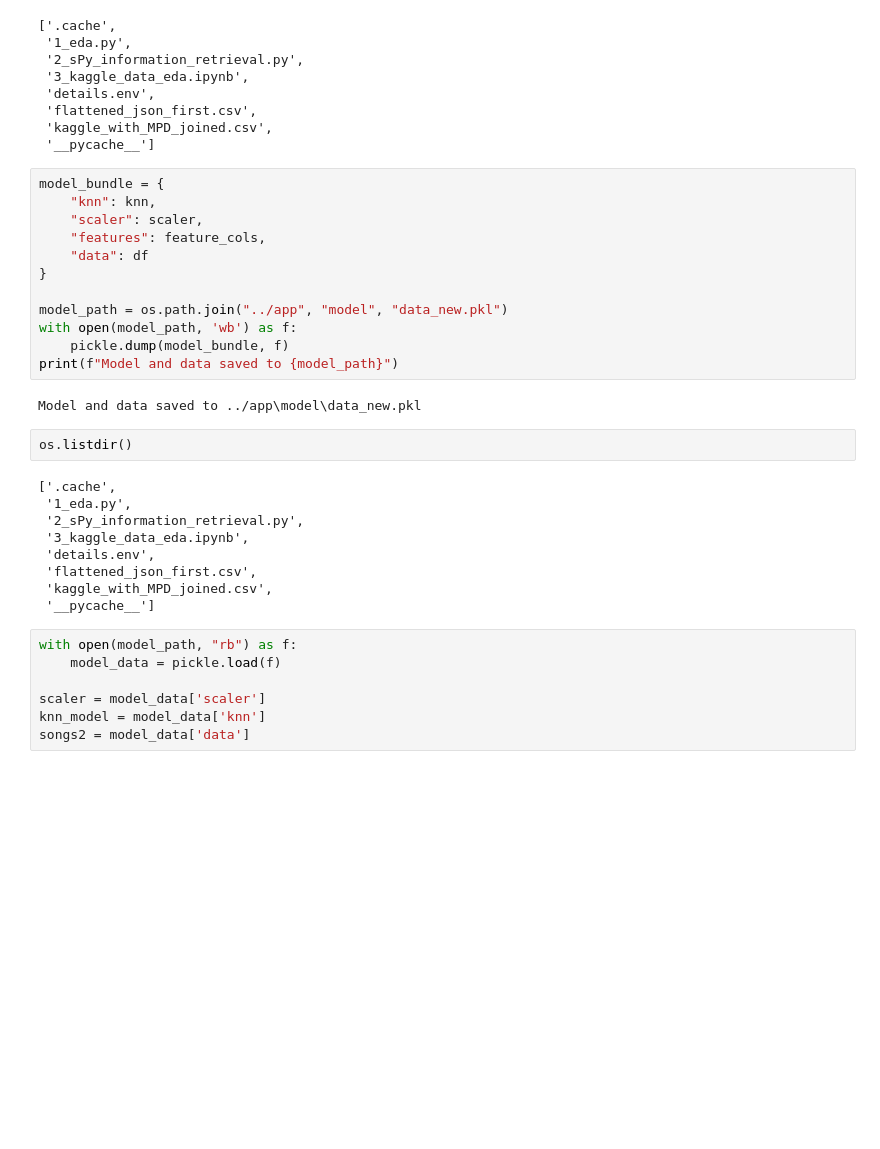
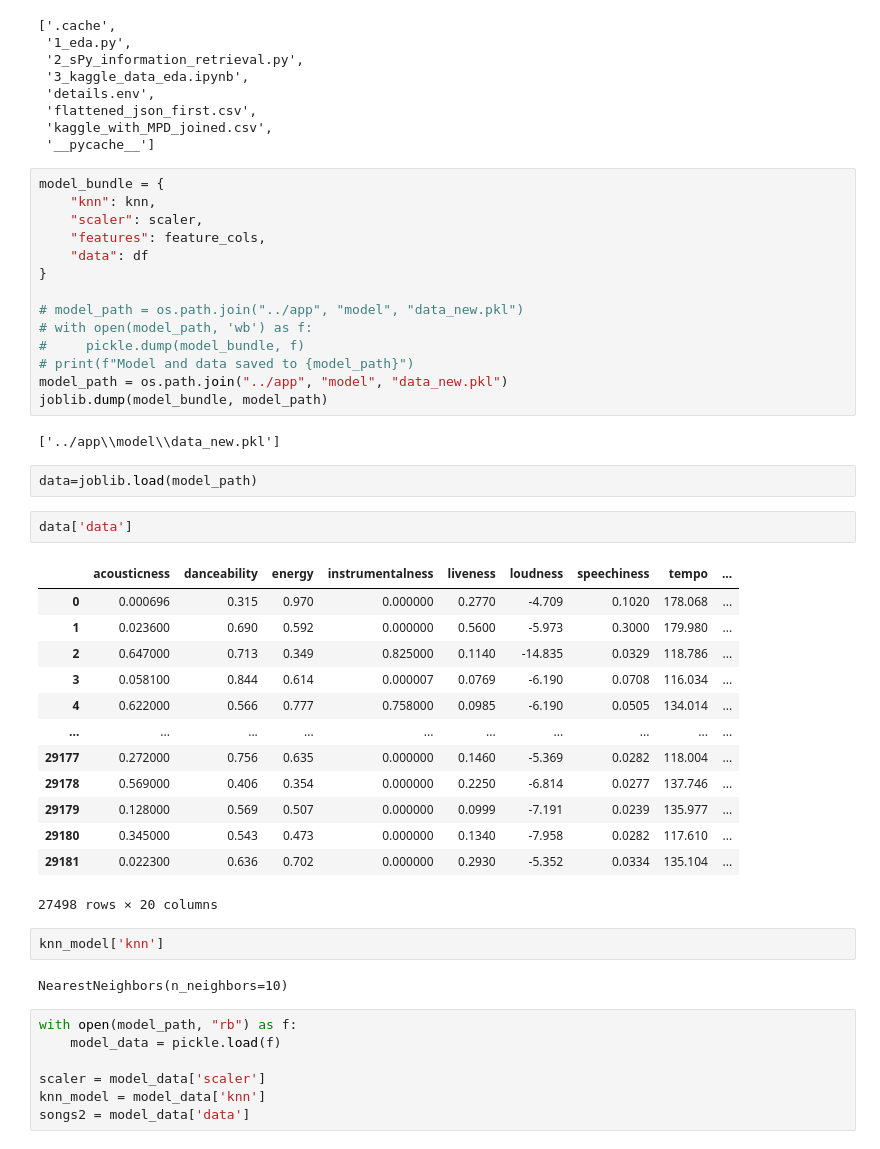
Before and after one commit to ritikrana3906/spotify, a Jupyter notebook: spotify-recommender/notebooks/3_kaggle_data_eda.ipynb, the cells around one changed output. Drawn from its saved outputs; the diff is of its cells as text; blank space fills up the shorter version.

```diff
--- a/spotify-recommender/notebooks/3_kaggle_data_eda.ipynb
+++ b/spotify-recommender/notebooks/3_kaggle_data_eda.ipynb
@@ -216,23 +216,36 @@ model_bundle = {
     "data": df
 }
 
+# model_path = os.path.join("../app", "model", "data_new.pkl")
+# with open(model_path, 'wb') as f:
+#     pickle.dump(model_bundle, f)
+# print(f"Model and data saved to {model_path}")
 model_path = os.path.join("../app", "model", "data_new.pkl")
-with open(model_path, 'wb') as f:
-    pickle.dump(model_bundle, f)
-print(f"Model and data saved to {model_path}")
+joblib.dump(model_bundle, model_path)
 # %% [output]
-Model and data saved to ../app\model\data_new.pkl
+['../app\\model\\data_new.pkl']
 # %%
-os.listdir()
+data=joblib.load(model_path)
-# %% [output]
-['.cache',
- '1_eda.py',
- '2_sPy_information_retrieval.py',
- '3_kaggle_data_eda.ipynb',
- 'details.env',
- 'flattened_json_first.csv',
- 'kaggle_with_MPD_joined.csv',
- '__pycache__']
+# %%
+data['data']
+# %% [output]
+|  | acousticness | danceability | energy | instrumentalness | liveness | loudness | speechiness | tempo | ... |
+| 0 | 0.000696 | 0.315 | 0.970 | 0.000000 | 0.2770 | -4.709 | 0.1020 | 178.068 | ... |
+| 1 | 0.023600 | 0.690 | 0.592 | 0.000000 | 0.5600 | -5.973 | 0.3000 | 179.980 | ... |
+| 2 | 0.647000 | 0.713 | 0.349 | 0.825000 | 0.1140 | -14.835 | 0.0329 | 118.786 | ... |
+| 3 | 0.058100 | 0.844 | 0.614 | 0.000007 | 0.0769 | -6.190 | 0.0708 | 116.034 | ... |
+| 4 | 0.622000 | 0.566 | 0.777 | 0.758000 | 0.0985 | -6.190 | 0.0505 | 134.014 | ... |
+| ... | ... | ... | ... | ... | ... | ... | ... | ... | ... |
+| 29177 | 0.272000 | 0.756 | 0.635 | 0.000000 | 0.1460 | -5.369 | 0.0282 | 118.004 | ... |
+| 29178 | 0.569000 | 0.406 | 0.354 | 0.000000 | 0.2250 | -6.814 | 0.0277 | 137.746 | ... |
+| 29179 | 0.128000 | 0.569 | 0.507 | 0.000000 | 0.0999 | -7.191 | 0.0239 | 135.977 | ... |
+| 29180 | 0.345000 | 0.543 | 0.473 | 0.000000 | 0.1340 | -7.958 | 0.0282 | 117.610 | ... |
+| 29181 | 0.022300 | 0.636 | 0.702 | 0.000000 | 0.2930 | -5.352 | 0.0334 | 135.104 | ... |
+27498 rows × 20 columns
+# %%
+knn_model['knn']
+# %% [output]
+NearestNeighbors(n_neighbors=10)
 # %%
 with open(model_path, "rb") as f:
     model_data = pickle.load(f)
```
Also changed, not shown: 2 other files.
